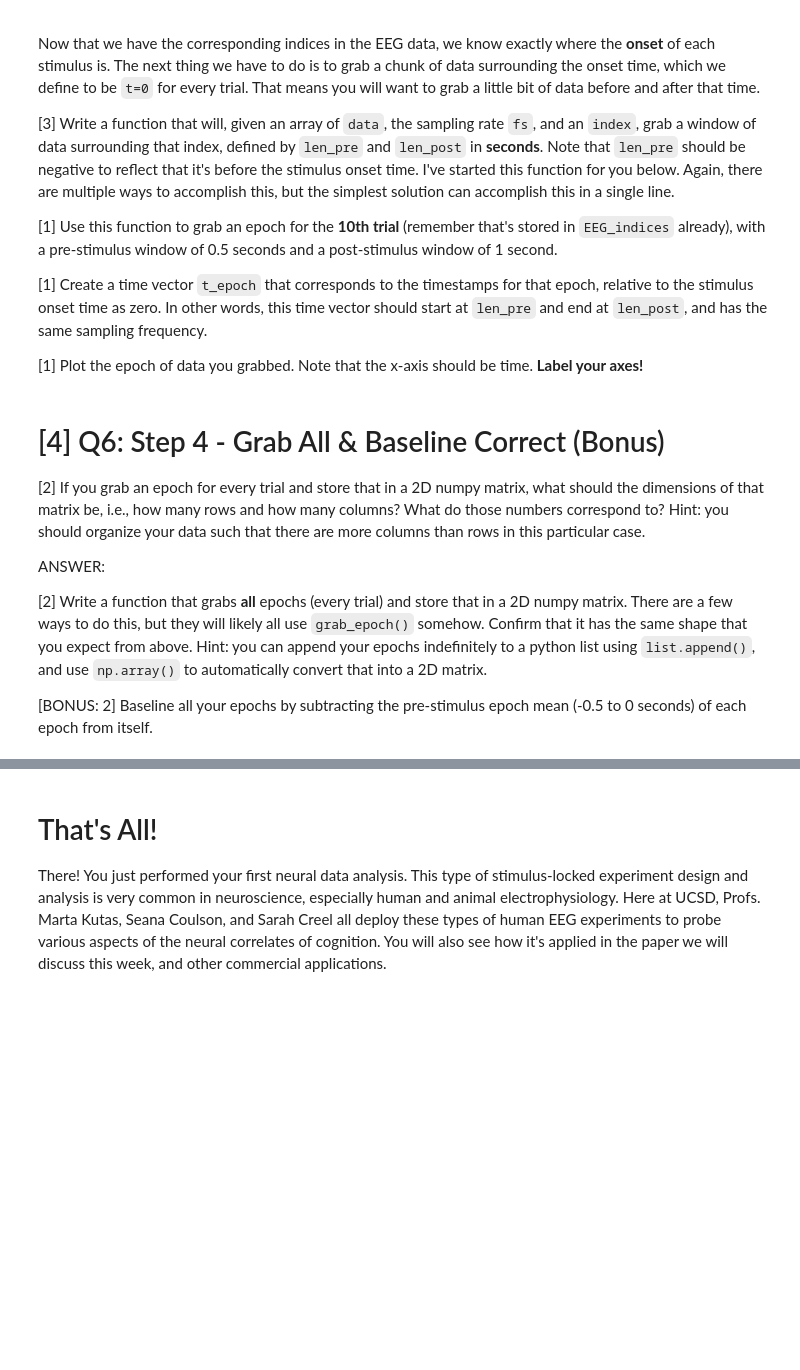
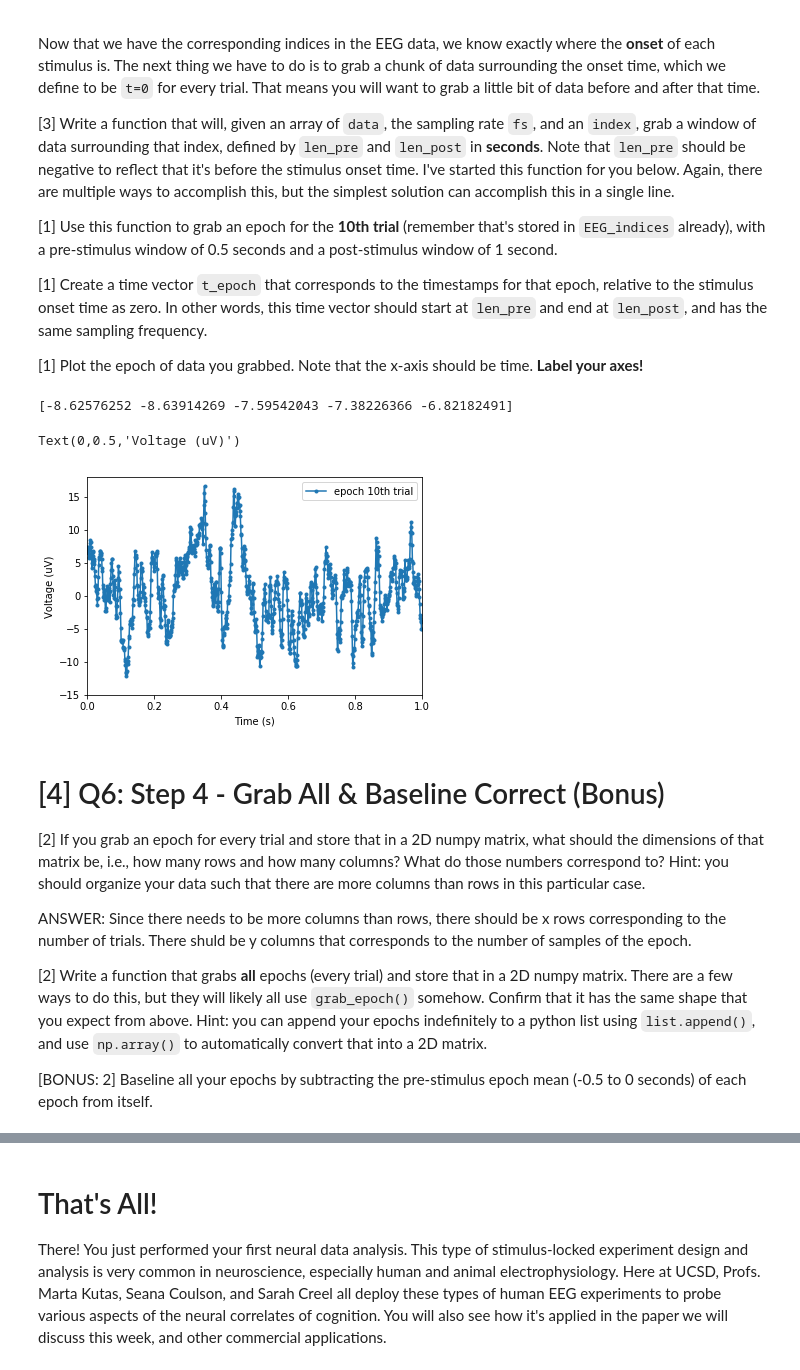
Before and after one commit to ajkeamy/COGS118C, a Jupyter notebook: Assignments/A1-SamplingTimeSeries.ipynb, the cells around one changed output, grey strips where cells are left out. Drawn from its saved outputs; the diff is of its cells as text; code cells hidden in the pictures; blank space fills up the shorter version.

```diff
--- a/Assignments/A1-SamplingTimeSeries.ipynb
+++ b/Assignments/A1-SamplingTimeSeries.ipynb
@@ -206,28 +235,37 @@ Now that we have the corresponding indices in the EEG data, we know exactly wher
 [1] Create a time vector `t_epoch` that corresponds to the timestamps for that epoch, relative to the stimulus onset time as zero. In other words, this time vector should start at `len_pre` and end at `len_post`, and has the same sampling frequency.
 
 [1] Plot the epoch of data you grabbed. Note that the x-axis should be time. **Label your axes!**
-# %%
-def grab_epoch(data, index, fs, len_pre, len_post):
-    # _FILL_IN_YOUR_CODE_HERE
-    return
-
-
-# _FILL_IN_YOUR_CODE_HERE
-len_pre = -0.5 #second
-len_post = 1 #second
-epoch = grab_epoch(_FILL_IN_YOUR_CODE_HERE)
-print(epoch[:5])
-
-t_epoch = # _FILL_IN_YOUR_CODE_HERE
-
-# plotting
-plt.figure(figsize=(6,4))
-# _FILL_IN_YOUR_CODE_HERE
+# %%
+def grab_epoch(data, index, fs, len_pre, len_post):
+    return np.array(data[(index + len_pre * fs).astype(int): (index + len_post * fs).astype(int)])
+
+# pre-stimulus of 0.5 so negative
+len_pre = -0.5 #second
+#post-stimulus of 1 second so positive
+len_post = 1 #second
+#Grab epoch for 10th trial- use EEG data, and EEG indices to get 10th trial
+epoch = grab_epoch(EEG,EEG_indices[9],fs,len_pre,len_post)
+print(epoch[:5])
+
+#Time vector- start at pre, end at post, and use dt for samp frequency
+t_epoch = np.arange(len_pre, len_post, dt)
+
+# Plotting
+plt.figure(figsize=(6,4))
+plt.plot(t_epoch,epoch,'.-',label='epoch 10th trial')
+plt.xlim([0,1]); plt.ylim([-15, 18]);
+plt.legend()
+plt.xlabel('Time (s)')
+plt.ylabel('Voltage (uV)')
+# %% [output]
+[-8.62576252 -8.63914269 -7.59542043 -7.38226366 -6.82182491]
+Text(0,0.5,'Voltage (uV)')
+[figure, added]
 # %% [markdown]
 # [4] Q6: Step 4 - Grab All & Baseline Correct (Bonus)
 [2] If you grab an epoch for every trial and store that in a 2D numpy matrix, what should the dimensions of that matrix be, i.e., how many rows and how many columns? What do those numbers correspond to? Hint: you should organize your data such that there are more columns than rows in this particular case.
 
-ANSWER:
+ANSWER: Since there needs to be more columns than rows, there should be x rows corresponding to the number of trials. There shuld be y columns that corresponds to the number of samples of the epoch.
 
 [2] Write a function that grabs **all** epochs (every trial) and store that in a 2D numpy matrix. There are a few ways to do this, but they will likely all use `grab_epoch()` somehow. Confirm that it has the same shape that you expect from above. Hint: you can append your epochs indefinitely to a python list using `list.append()`, and use `np.array()` to automatically convert that into a 2D matrix.
 
```
Also changed, not shown: parts of 15 cells of this notebook.
